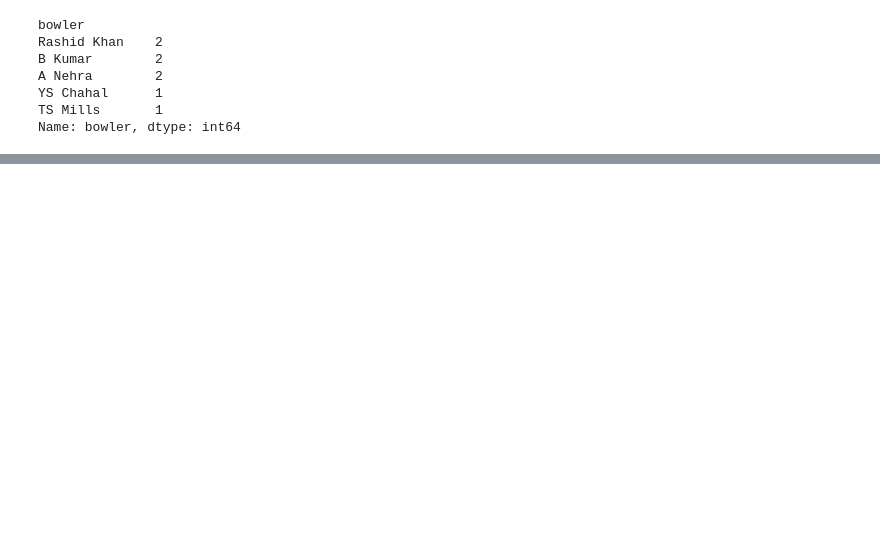
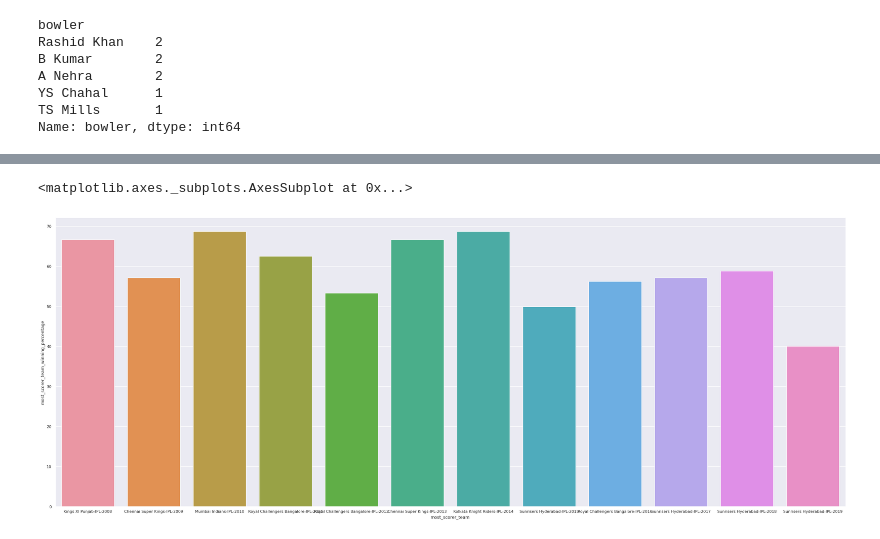
Before and after one commit to akhileshchoudhary1994/IPL-T-20-Cricket-analysis, a Jupyter notebook: Copy_of_IPL_T20_Cricket_Analysis_Capstone_Project.ipynb, the cells around one changed output, grey strips where cells are left out. Saved outputs shown, nothing was run; the diff lists cells and outputs as text; code cells hidden in the pictures; blank space fills up the shorter version.

```diff
--- a/Copy_of_IPL_T20_Cricket_Analysis_Capstone_Project.ipynb
+++ b/Copy_of_IPL_T20_Cricket_Analysis_Capstone_Project.ipynb
@@ -374,0 +417,6 @@ Name: bowler, dtype: int64
+# %%
+count=0
+for i,j in zip(m["winner"],m["batsman_team"]):
+  if (i==j):
+    count+=1
+print(count)
@@ -374,0 +429,8 @@ Name: bowler, dtype: int64
+# %%
+# Most runs scorer corresponding team winning percentage in each season
+#('Mumbai Indians', 'Kochi Tuskers Kerala', 'Gujarat Lions', 'Delhi Daredevils', 'Kings XI Punjab', 'Chennai Super Kings', 'Rajasthan Royals', 'Sunrisers Hyderabad', 'Rising Pune Supergiants', 'Kolkata Knight Riders', 'Delhi Capitals', 'Pune Warriors', 'Deccan Chargers', 'Rising Pune Supergiant', 'Royal Challengers Bangalore')
+most_scorer_team=['Kings XI Punjab','Chennai Super Kings','Mumbai Indians','Royal Challengers Bangalore','Royal Challengers Bangalore','Chennai Super Kings','Kolkata Knight Riders','Sunrisers Hyderabad','Royal Challengers Bangalore','Sunrisers Hyderabad','Sunrisers Hyderabad','Sunrisers Hyderabad']
+l=["IPL-2008","IPL-2009","IPL-2010","IPL-2011","IPL-2012","IPL-2013","IPL-2014","IPL-2015","IPL-2016","IPL-2017","IPL-2018","IPL-2019"]
+most_scorer_team_winning_percentage=[]
+for i,j in zip(most_scorer_team,l):
+  most_scorer_team_winning_percentage.append(winning_percentage(j,i))
@@ -374,0 +452,7 @@ Name: bowler, dtype: int64
+# %%
+most_scorer_team_d=pd.DataFrame(['Kings XI Punjab-IPL-2008','Chennai Super Kings-IPL-2009','Mumbai Indians-IPL-2010','Royal Challengers Bangalore-IPL-2011','Royal Challengers Bangalore-IPL-2012','Chennai Super Kings-IPL-2013','Kolkata Knight Riders-IPL-2014','Sunrisers Hyderabad-IPL-2015','Royal Challengers Bangalore-IPL-2016','Sunrisers Hyderabad-IPL-2017','Sunrisers Hyderabad-IPL-2018','Sunrisers Hyderabad-IPL-2019'],columns=["most_scorer_team"])
+l_d=pd.DataFrame(l,columns=["ipl_season"])
+most_scorer_team_winning_percentage_d=pd.DataFrame(most_scorer_team_winning_percentage,columns=["most_scorer_team_winning_percentage"])
+# %%
+m_d_f=pd.concat([most_scorer_team_d,l_d,most_scorer_team_winning_percentage_d],axis=1)
+m_d_f
@@ -374,0 +473,8 @@ Name: bowler, dtype: int64
+# %%
+# most run scorer of each season corresponding team winning percentage throught seasons
+fig_dims = (40, 15)
+fig, ax = plt.subplots(figsize=fig_dims)
+sns.barplot(data=m_d_f, x="most_scorer_team", y="most_scorer_team_winning_percentage")
+# %% [output]
+<matplotlib.axes._subplots.AxesSubplot at 0x...>
+[figure, added]
```
Also changed, not shown: parts of 25 cells of this notebook.
